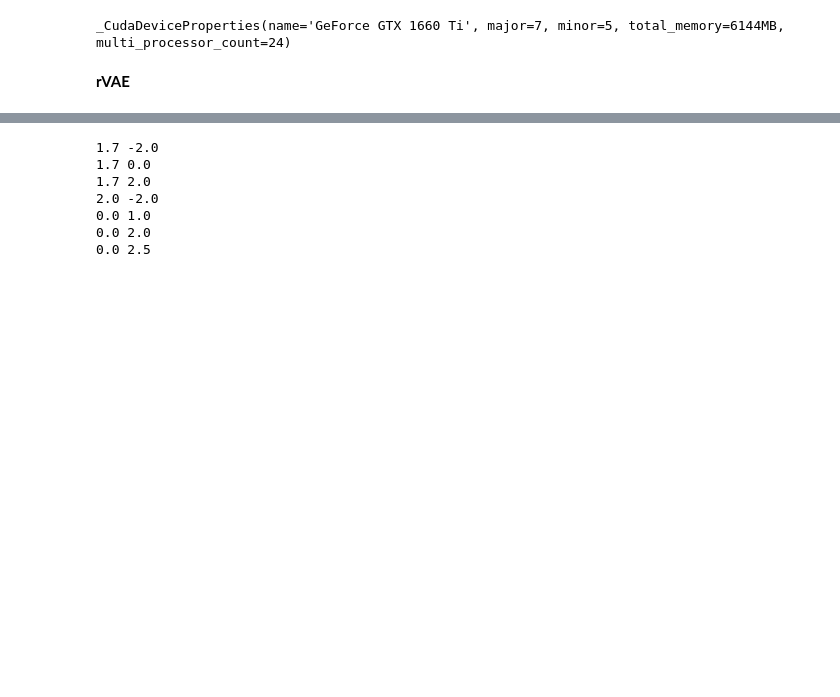
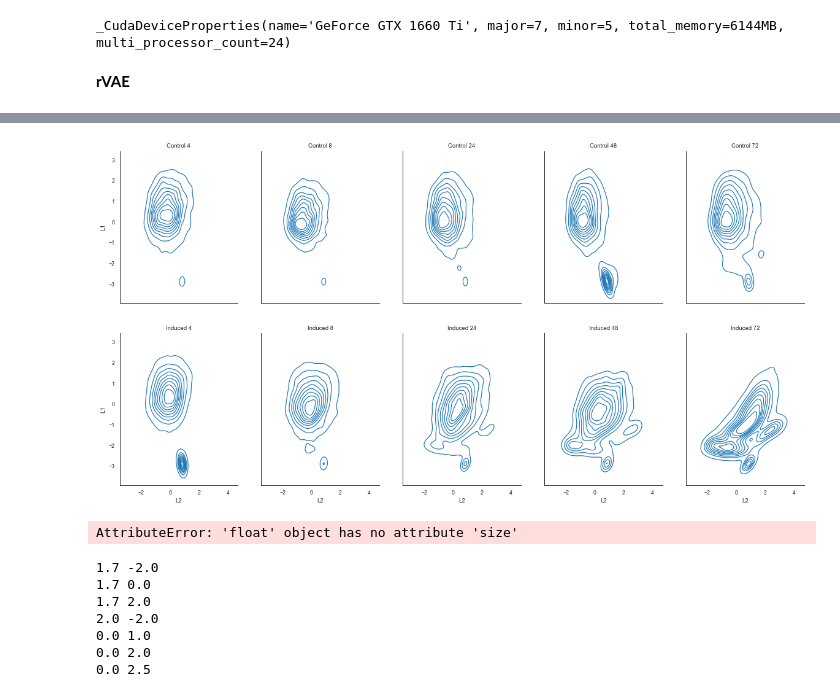
Before and after one commit to Jsakkos/mf-lon-cyanos-rvae, a Jupyter notebook: notebooks/whole-cells-rVAE.ipynb, the cells around one changed output, grey strips where cells are left out. Saved outputs shown, nothing was run; the diff lists cells and outputs as text; code cells hidden in the pictures; blank space fills up the shorter version.

```diff
--- a/notebooks/whole-cells-rVAE.ipynb
+++ b/notebooks/whole-cells-rVAE.ipynb
@@ -1022,3 +256,20 @@ plt.savefig('cell-all-L2vsL1')
+# %%
+sns.set_context('paper')
+sns.set_style('white')
+
+f, axes = plt.subplots(nrows=2,ncols=5,sharex=True,sharey=True,figsize=(20, 10))
+for j, ax in zip(range(10),axes.ravel()):
+    sns.kdeplot(x=results[j][0][:,3],y=results[j][0][:,4],ax=ax)
+    ax.set_title(titles[j])
+    ax.set_xlabel('L2')
+    ax.set_ylabel('L1')
+sns.despine()
+# %% [output]
+[figure, added]
+# %%
+plt.imshow(rvae.decode(-1.5,-1.5))
+# %% [output]
+AttributeError: 'float' object has no attribute 'size'
 # %%
 # L1 = 1.7
 # L2 = -2
```
Also changed, not shown: parts of 20 cells of this notebook, 6 other files.
